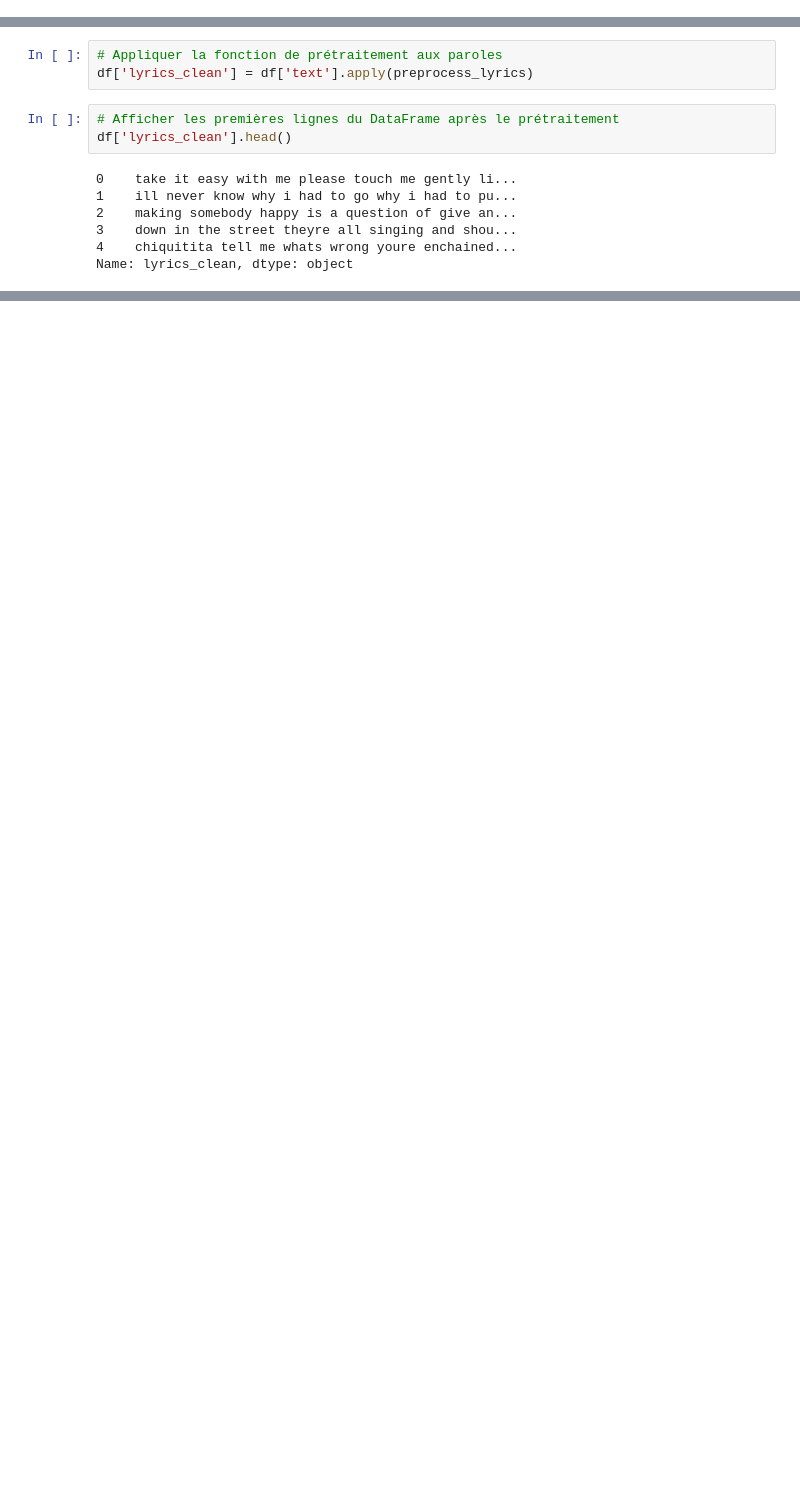
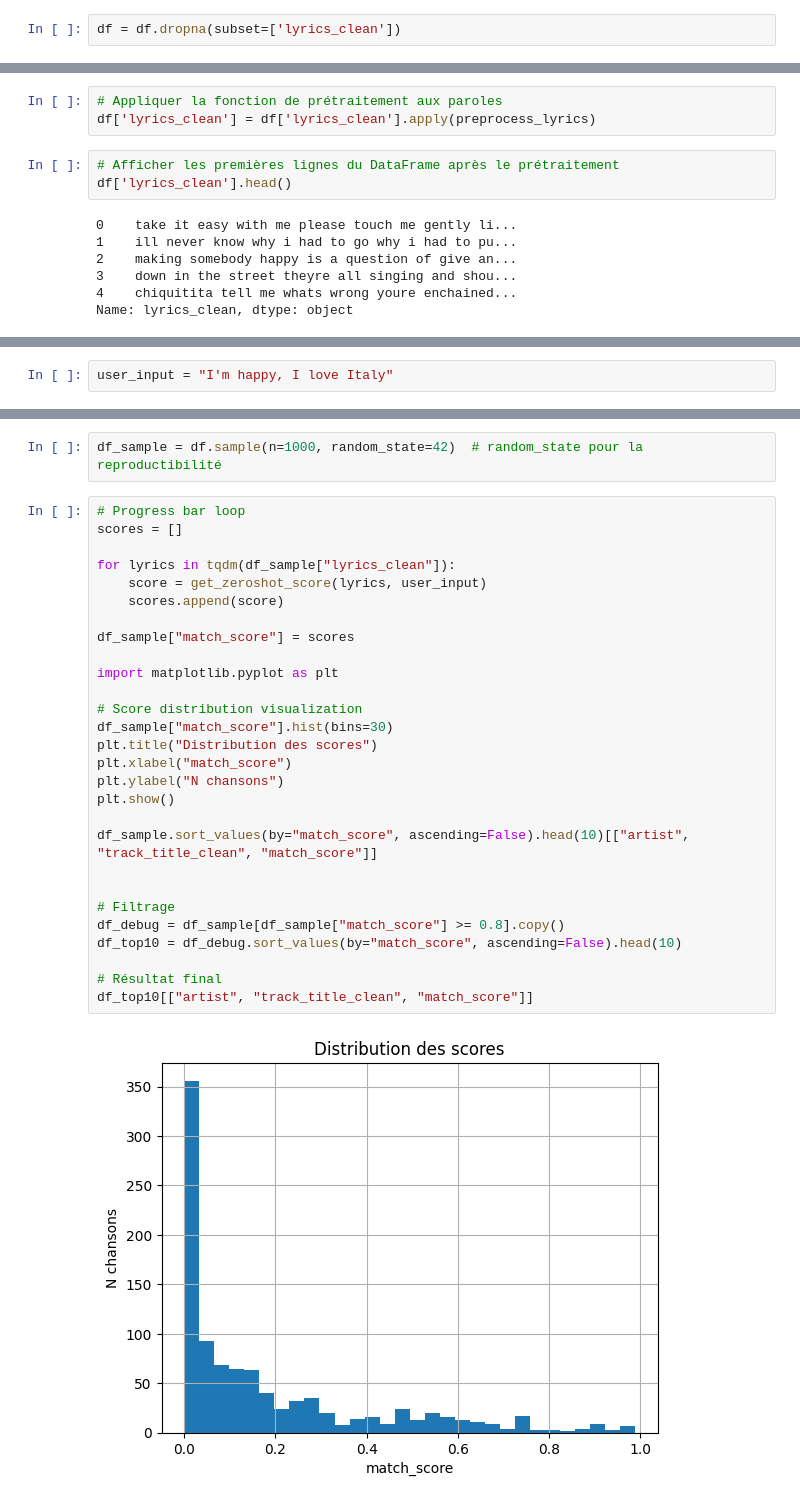
Before and after one commit to vicctoirec/wagon-bootcamp-project, a Jupyter notebook: notebooks/notebook_Laureen.ipynb, the cells around one changed output, grey strips where cells are left out. Cells and saved outputs as stored; diff of their text form; blank space fills up the shorter version.

Commit message:
checkpoint : zeroshot pipeline working, tests deployed

```diff
--- a/notebooks/notebook_Laureen.ipynb
+++ b/notebooks/notebook_Laureen.ipynb
@@ -102 +71,3 @@ title_cleaned       0.0
 dtype: float64
+# %%
+df = df.dropna(subset=['lyrics_clean'])
@@ -112,7 +93,7 @@ def preprocess_lyrics(lyrics):
     return lyrics
 # %%
 # Appliquer la fonction de prétraitement aux paroles
-df['lyrics_clean'] = df['text'].apply(preprocess_lyrics)
+df['lyrics_clean'] = df['lyrics_clean'].apply(preprocess_lyrics)
 # %%
 # Afficher les premières lignes du DataFrame après le prétraitement
 df['lyrics_clean'].head()
@@ -147,0 +139,2 @@ get_random_track_containing('love')
+# %%
+user_input = "I'm happy, I love Italy"
@@ -147,0 +170,32 @@ get_random_track_containing('love')
+# %%
+df_sample = df.sample(n=1000, random_state=42)  # random_state pour la reproductibilité
+# %%
+# Progress bar loop
+scores = []
+
+for lyrics in tqdm(df_sample["lyrics_clean"]):
+    score = get_zeroshot_score(lyrics, user_input)
+    scores.append(score)
+
+df_sample["match_score"] = scores
+
+import matplotlib.pyplot as plt
+
+# Score distribution visualization
+df_sample["match_score"].hist(bins=30)
+plt.title("Distribution des scores")
+plt.xlabel("match_score")
+plt.ylabel("N chansons")
+plt.show()
+
+df_sample.sort_values(by="match_score", ascending=False).head(10)[["artist", "track_title_clean", "match_score"]]
+
+
+# Filtrage
+df_debug = df_sample[df_sample["match_score"] >= 0.8].copy()
+df_top10 = df_debug.sort_values(by="match_score", ascending=False).head(10)
+
+# Résultat final
+df_top10[["artist", "track_title_clean", "match_score"]]
+# %% [output]
+[figure, added]
```
Also changed, not shown: parts of 19 cells of this notebook, 6 other files.
